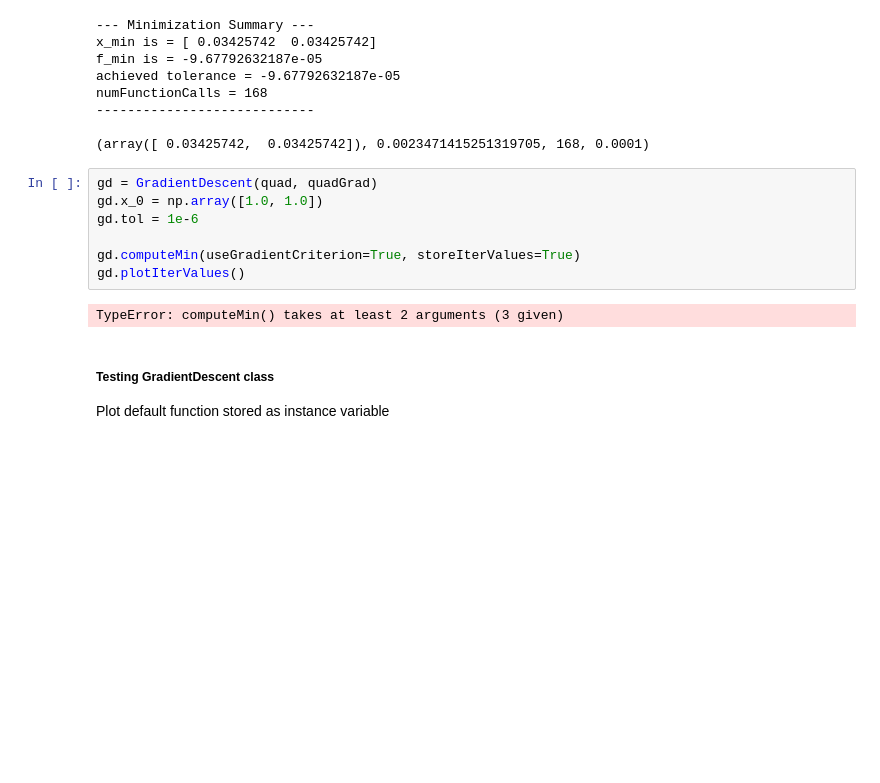
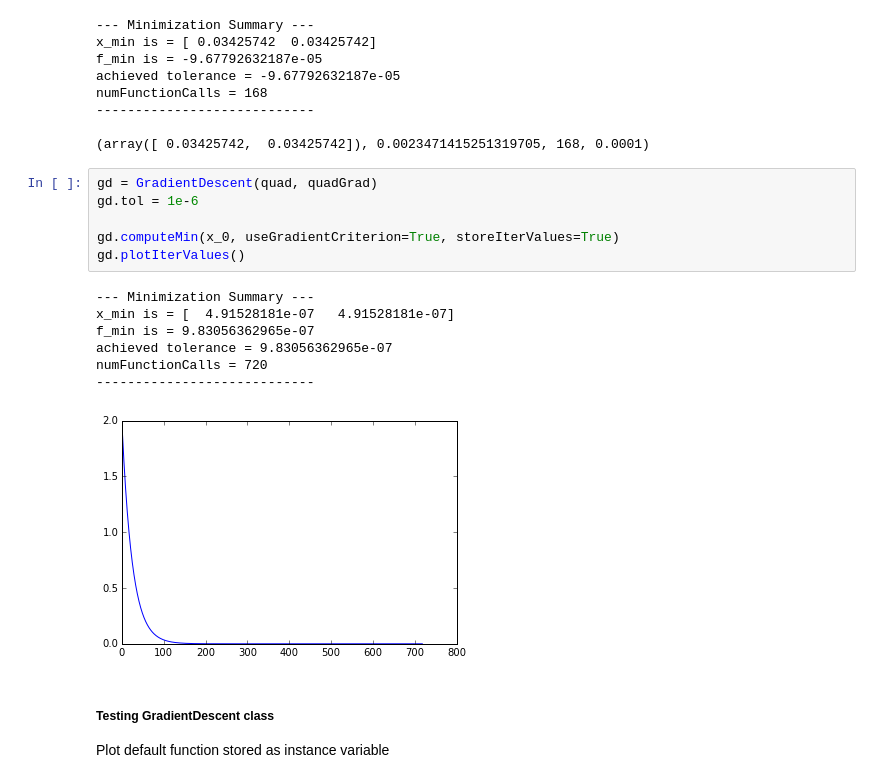
Before and after one commit to peteflorence/Machine-Learning-6.867-homework, a Jupyter notebook: hw1/problem_1.ipynb, the cells around one changed output. Saved outputs shown, nothing was run; the diff lists cells and outputs as text; blank space fills up the shorter version.

Commit message:
fixed f_current and allow for numerical gradients by default

```diff
--- a/hw1/problem_1.ipynb
+++ b/hw1/problem_1.ipynb
@@ -42,13 +41,18 @@ numFunctionCalls = 168
 (array([ 0.03425742,  0.03425742]), 0.0023471415251319705, 168, 0.0001)
 # %%
 gd = GradientDescent(quad, quadGrad)
-gd.x_0 = np.array([1.0, 1.0])
 gd.tol = 1e-6
 
-gd.computeMin(useGradientCriterion=True, storeIterValues=True)
+gd.computeMin(x_0, useGradientCriterion=True, storeIterValues=True)
 gd.plotIterValues()
 # %% [output]
-TypeError: computeMin() takes at least 2 arguments (3 given)
+--- Minimization Summary ---
+x_min is = [  4.91528181e-07   4.91528181e-07]
+f_min is = 9.83056362965e-07
+achieved tolerance = 9.83056362965e-07
+numFunctionCalls = 720
+----------------------------
+[figure, added]
 # %% [markdown]
 ##### Testing GradientDescent class
 
```
Also changed, not shown: parts of 7 cells of this notebook, 2 other files.
